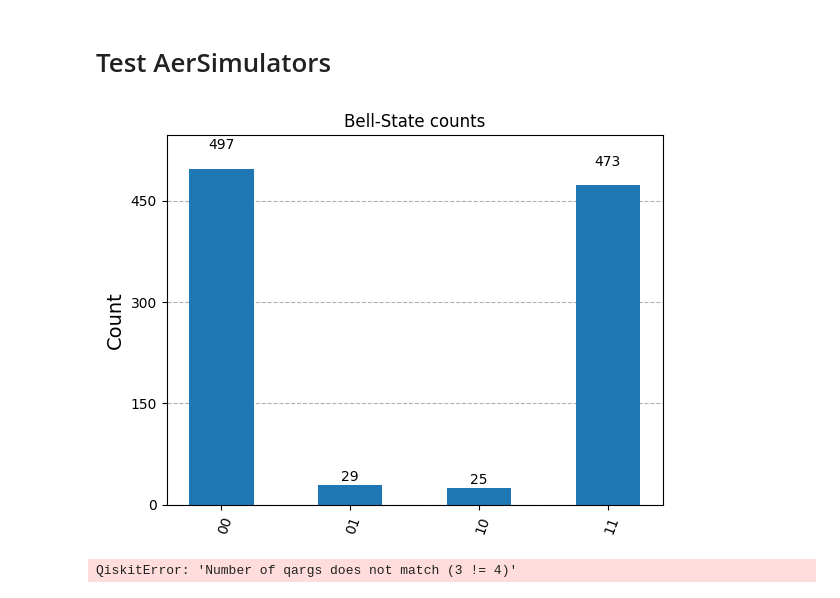
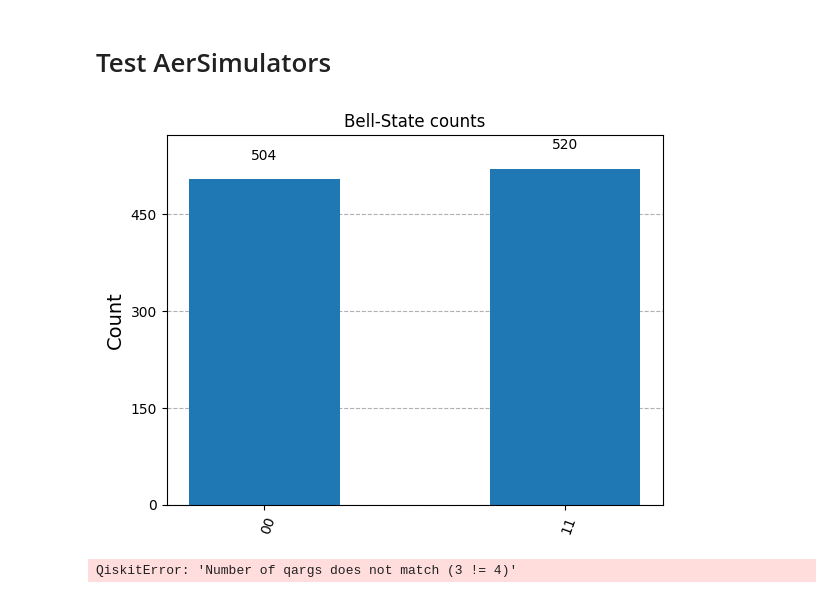
Before and after one commit to MagePro310/Quantum_Simulation_Scheduling_ver1, a Jupyter notebook: test_function.ipynb, the cells around one changed output. Drawn from its saved outputs; the diff is of its cells as text; code cells hidden in the pictures.

```diff
--- a/test_function.ipynb
+++ b/test_function.ipynb
@@ -83,20 +83,20 @@ from qiskit_ibm_runtime.fake_provider import FakeBelemV2
 # %%
 # Create circuit
 circ = QuantumCircuit(2)
 circ.h(0)
 circ.cx(0, 1)
 circ.measure_all()
 
 # Transpile for simulator
-simulator = FakeBelemV2()
+simulator = AerSimulator()
 circ = transpile(circ, simulator)
 
 # Run and get counts
 result = simulator.run(circ).result()
 counts = result.get_counts(circ)
 plot_histogram(counts, title='Bell-State counts')
 # %% [output]
-[figure, old version]
+[figure, new version]
 # %%
 from qiskit_ibm_runtime.fake_provider import FakeBelemV2
 from qiskit.transpiler.preset_passmanagers import generate_preset_pass_manager
```
Also changed, not shown: 11 other files.
